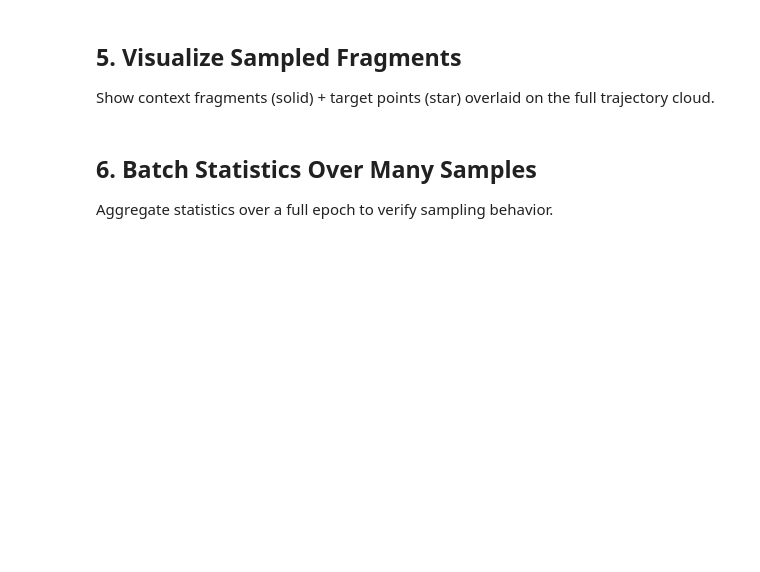
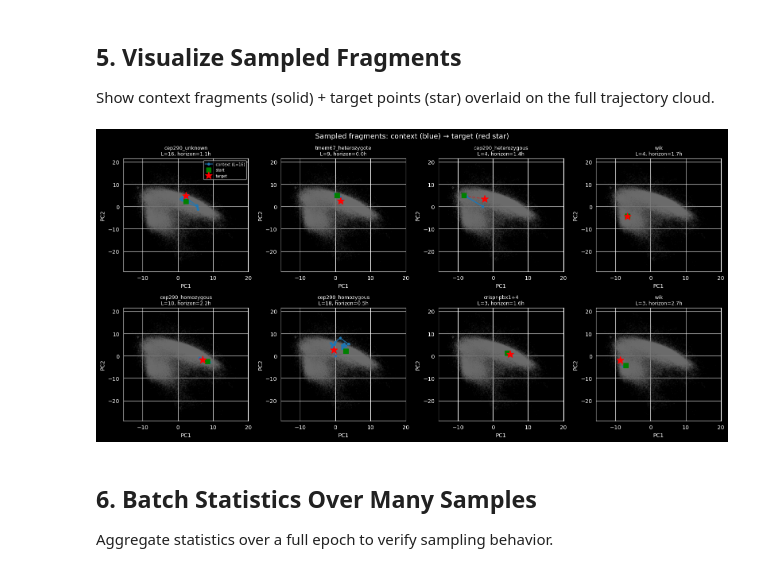
Before and after one commit to nlammers371/morphseq, a Jupyter notebook: dev/dynamo/sandbox.ipynb, the cells around one changed output. Drawn from its saved outputs; the diff is of its cells as text; code cells hidden in the pictures; blank space fills up the shorter version.

```diff
--- a/dev/dynamo/sandbox.ipynb
+++ b/dev/dynamo/sandbox.ipynb
@@ -250,6 +301,8 @@ print(f"Classes: {batch.class_idx.tolist()} → {[ds.class_names[i] for i in bat
 
 Show context fragments (solid) + target points (star) overlaid on the full trajectory cloud.
 # %%
+batch = next(iter(loader))
+
 fig, axes = plt.subplots(2, 4, figsize=(16, 8))
 
 # Background: all trajectories in light gray
@@ -259,33 +312,35 @@ for i, ax in enumerate(axes.flat):
     if i >= batch.context.shape[0]:
         ax.set_visible(False)
         continue
 
     # Background cloud
     ax.scatter(all_z[:, 0], all_z[:, 1], s=0.5, alpha=0.05, color="gray")
 
     # Context fragment
     L = int(ctx_lengths[i])
     ctx = batch.context[i, :L].numpy()
     tgt = batch.target[i].numpy()
     cls = ds.class_names[batch.class_idx[i]]
 
     ax.plot(ctx[:, 0], ctx[:, 1], "o-", color="#1f77b4", markersize=4, linewidth=1.5,
             label=f"context (L={L})")
     ax.plot(ctx[0, 0], ctx[0, 1], "s", color="green", markersize=8, zorder=5, label="start")
     ax.plot(tgt[0], tgt[1], "*", color="red", markersize=14, zorder=5, label="target")
 
     # Dashed line from last context to target
     ax.plot([ctx[-1, 0], tgt[0]], [ctx[-1, 1], tgt[1]], "--", color="red", alpha=0.5)
 
     h_hrs = batch.horizon_dt[i].item() / 3600
     ax.set_title(f"{cls}\nL={L}, horizon={h_hrs:.1f}h", fontsize=9)
     ax.set_xlabel("PC1"); ax.set_ylabel("PC2")
     if i == 0:
         ax.legend(fontsize=7, loc="upper right")
 
 plt.suptitle("Sampled fragments: context (blue) → target (red star)", fontsize=13)
 plt.tight_layout()
 plt.show()
+# %% [output]
+[figure, added]
 # %% [markdown]
 ## 6. Batch Statistics Over Many Samples
 
```
Also changed, not shown: parts of 16 cells of this notebook.
